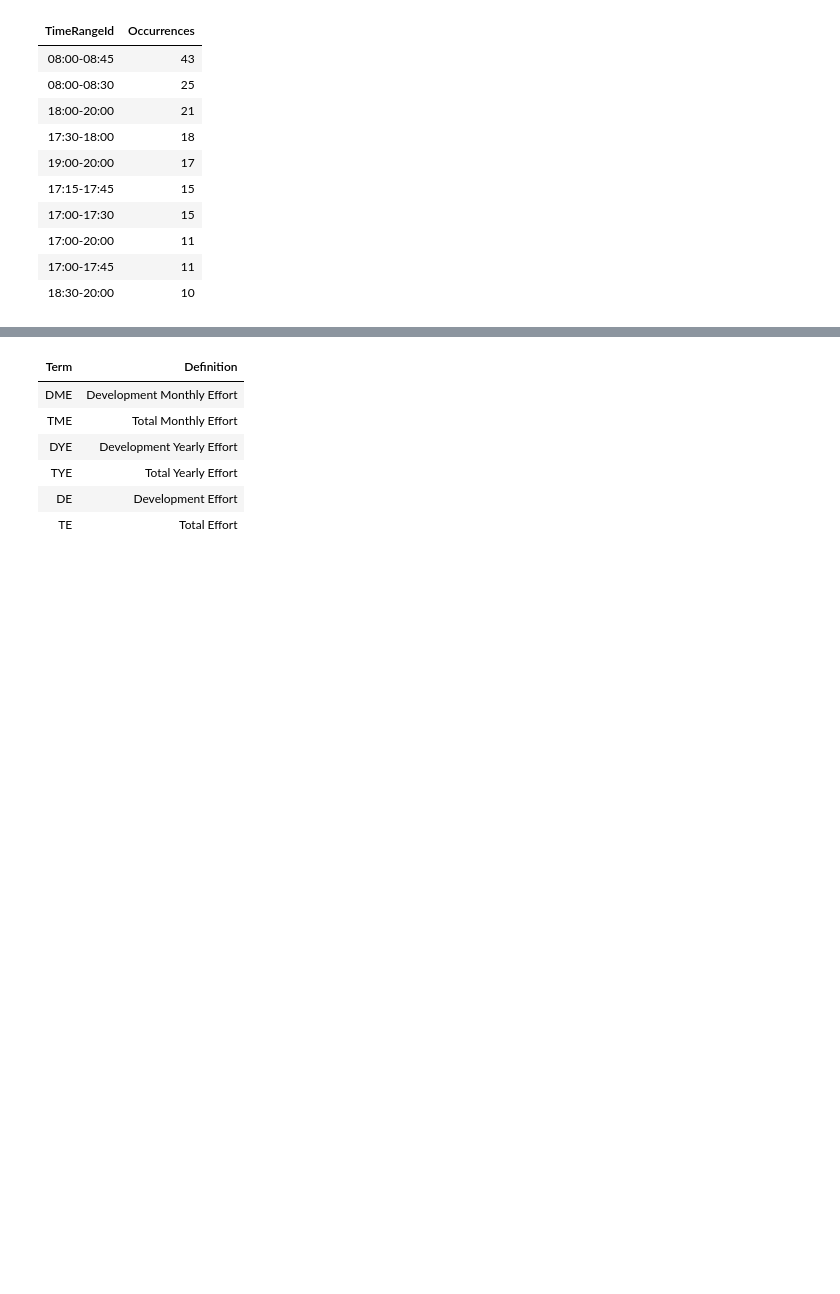
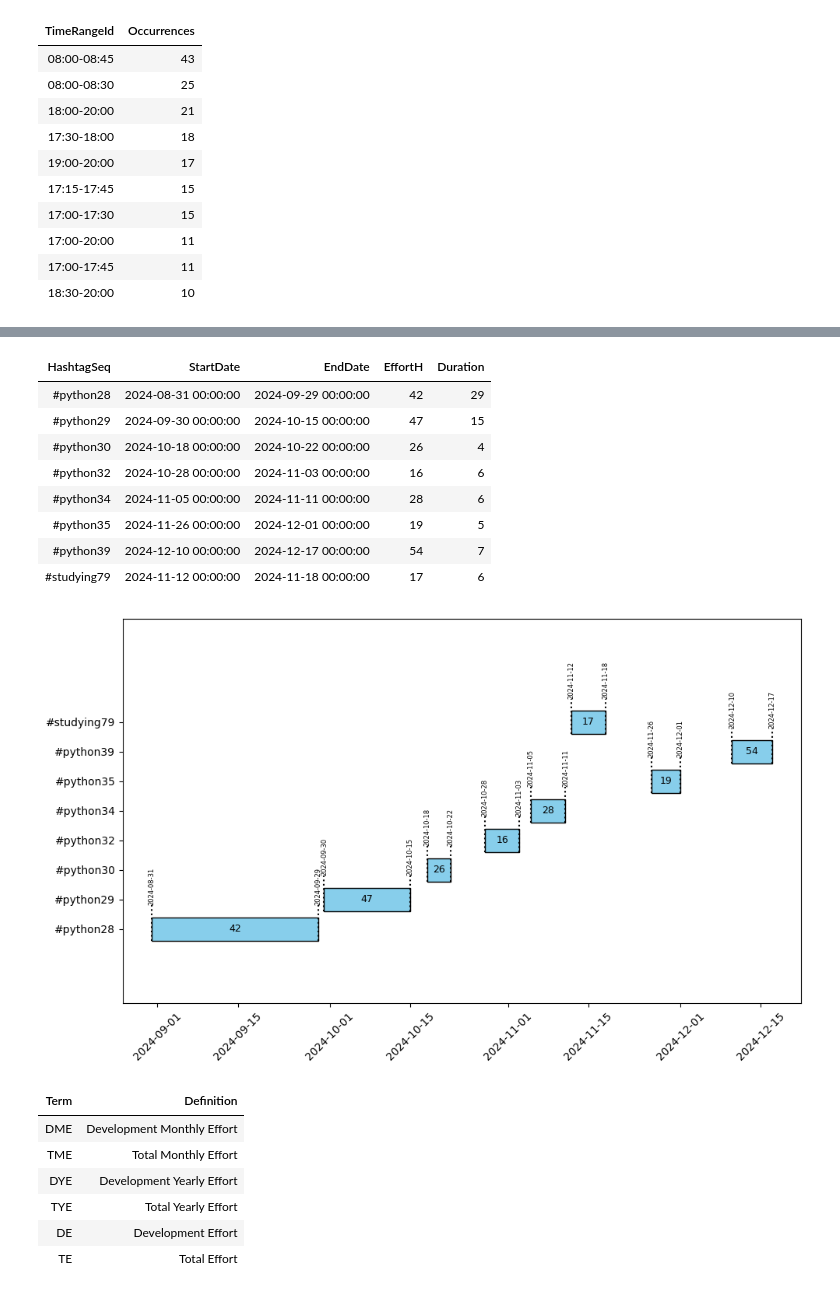
Before and after one commit to numbworks/nwtimetracking, a Jupyter notebook: src/nwtimetracking.ipynb, the cells around one changed output, grey strips where cells are left out. Cells and saved outputs as stored; diff of their text form; code cells hidden in the pictures; blank space fills up the shorter version.

```diff
--- a/src/nwtimetracking.ipynb
+++ b/src/nwtimetracking.ipynb
@@ -230,3 +243,16 @@ tt_processor.process_tts_by_tr()
+# %%
+tt_processor.process_tts_gantt_hseq()
+# %% [output]
+| HashtagSeq | StartDate | EndDate | EffortH | Duration |
+| #python28 | 2024-08-31 00:00:00 | 2024-09-29 00:00:00 | 42 | 29 |
+| #python29 | 2024-09-30 00:00:00 | 2024-10-15 00:00:00 | 47 | 15 |
+| #python30 | 2024-10-18 00:00:00 | 2024-10-22 00:00:00 | 26 | 4 |
+| #python32 | 2024-10-28 00:00:00 | 2024-11-03 00:00:00 | 16 | 6 |
+| #python34 | 2024-11-05 00:00:00 | 2024-11-11 00:00:00 | 28 | 6 |
+| #python35 | 2024-11-26 00:00:00 | 2024-12-01 00:00:00 | 19 | 5 |
+| #python39 | 2024-12-10 00:00:00 | 2024-12-17 00:00:00 | 54 | 7 |
+| #studying79 | 2024-11-12 00:00:00 | 2024-11-18 00:00:00 | 17 | 6 |
+[figure, added]
 # %%
 tt_processor.process_definitions()
 # %% [output]
```
Also changed, not shown: parts of 1 cell of this notebook, 1 other file.
